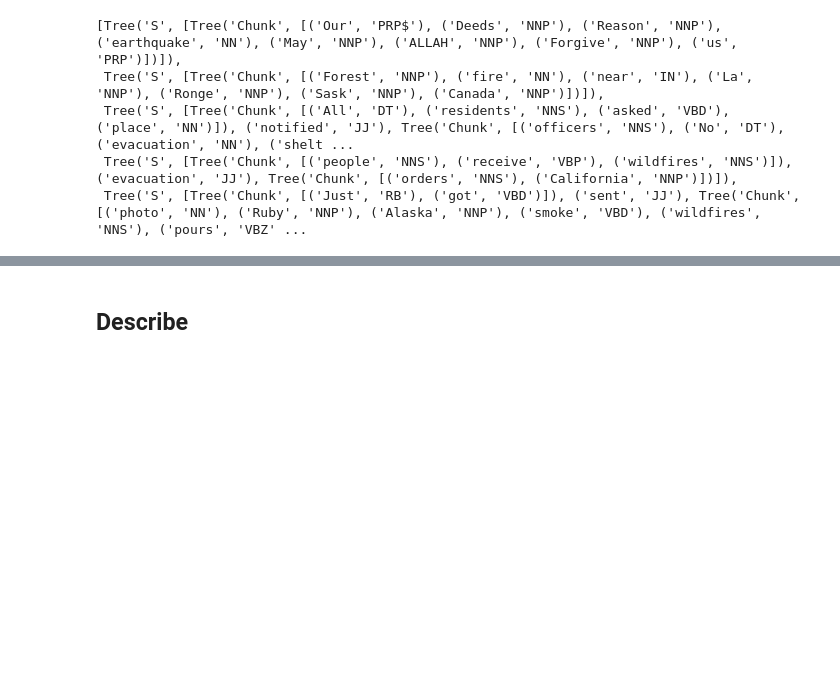
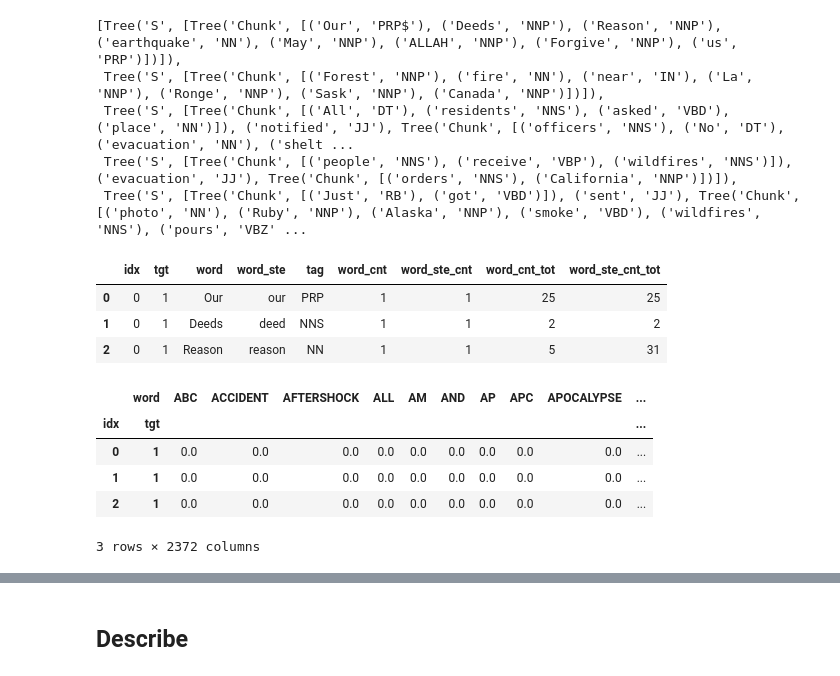
Before and after one commit to nviktorys/NLP0, a Jupyter notebook: 01_DataPreparation.ipynb, the cells around one changed output, grey strips where cells are left out. Saved outputs shown, nothing was run; the diff lists cells and outputs as text; code cells hidden in the pictures; blank space fills up the shorter version.

```diff
--- a/01_DataPreparation.ipynb
+++ b/01_DataPreparation.ipynb
@@ -239,3 +241,31 @@ chinks[:5]
  Tree('S', [Tree('Chunk', [('All', 'DT'), ('residents', 'NNS'), ('asked', 'VBD'), ('place', 'NN')]), ('notified', 'JJ'), Tree('Chunk', [('officers', 'NNS'), ('No', 'DT'), ('evacuation', 'NN'), ('shelt ...
  Tree('S', [Tree('Chunk', [('people', 'NNS'), ('receive', 'VBP'), ('wildfires', 'NNS')]), ('evacuation', 'JJ'), Tree('Chunk', [('orders', 'NNS'), ('California', 'NNP')])]),
  Tree('S', [Tree('Chunk', [('Just', 'RB'), ('got', 'VBD')]), ('sent', 'JJ'), Tree('Chunk', [('photo', 'NN'), ('Ruby', 'NNP'), ('Alaska', 'NNP'), ('smoke', 'VBD'), ('wildfires', 'NNS'), ('pours', 'VBZ' ...
+# %%
+words_stp_cnt = words_stp.copy()
+words_stp_cnt['word_cnt'] = words_stp_cnt.groupby(['idx','tgt','word'])['word'].transform('count')
+words_stp_cnt['word_ste_cnt'] = words_stp_cnt.groupby(['idx','tgt','word_ste'])['word_ste'].transform('count')
+words_stp_cnt['word_cnt_tot'] = words_stp_cnt.groupby(['word'])['word'].transform('count')
+words_stp_cnt['word_ste_cnt_tot'] = words_stp_cnt.groupby(['word_ste'])['word_ste'].transform('count')
+words_stp_cnt.head(3)
+# %% [output]
+|  | idx | tgt | word | word_ste | tag | word_cnt | word_ste_cnt | word_cnt_tot | word_ste_cnt_tot |
+| 0 | 0 | 1 | Our | our | PRP | 1 | 1 | 25 | 25 |
+| 1 | 0 | 1 | Deeds | deed | NNS | 1 | 1 | 2 | 2 |
+| 2 | 0 | 1 | Reason | reason | NN | 1 | 1 | 5 | 31 |
+# %%
+# Drop words with low count
+word_w = words_stp_cnt.loc[words_stp_cnt.word_cnt_tot>5,['idx','tgt','word','word_cnt']].copy()
+word_w = word_w.drop_duplicates()
+word_w = word_w.pivot(index=['idx','tgt'],columns='word',values='word_cnt')
+word_w = word_w.fillna(0)
+word_w.shape
+print(word_w.head(3))
+# word_w.iloc[0].sum()
+# %% [output]
+|  | word | ABC | ACCIDENT | AFTERSHOCK | ALL | AM | AND | AP | APC | APOCALYPSE | ... |
+| idx | tgt |  |  |  |  |  |  |  |  |  | ... |
+| 0 | 1 | 0.0 | 0.0 | 0.0 | 0.0 | 0.0 | 0.0 | 0.0 | 0.0 | 0.0 | ... |
+| 1 | 1 | 0.0 | 0.0 | 0.0 | 0.0 | 0.0 | 0.0 | 0.0 | 0.0 | 0.0 | ... |
+| 2 | 1 | 0.0 | 0.0 | 0.0 | 0.0 | 0.0 | 0.0 | 0.0 | 0.0 | 0.0 | ... |
+3 rows × 2372 columns
```
Also changed, not shown: parts of 7 cells of this notebook, 2 other files.
